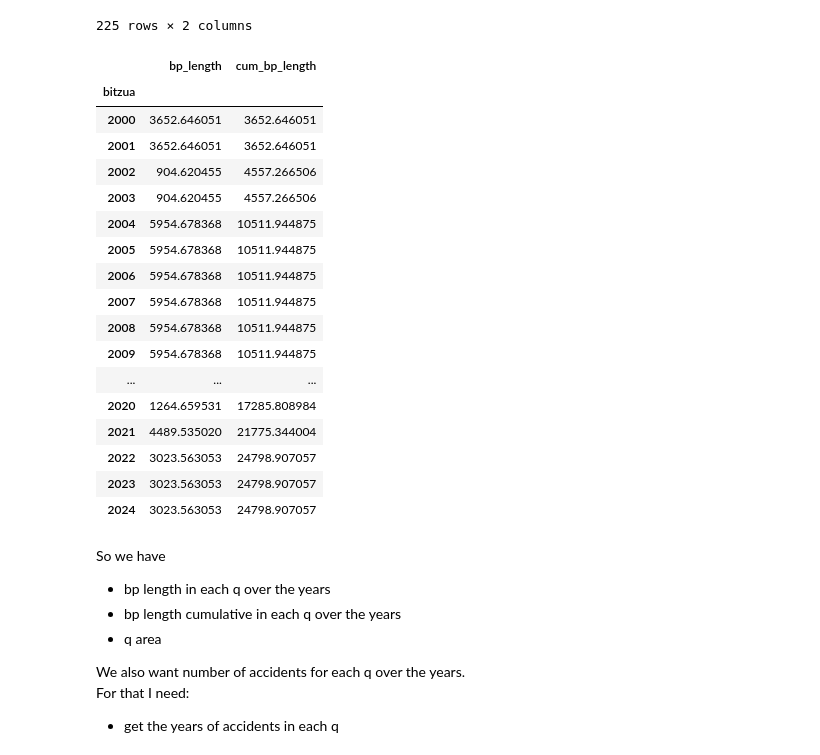
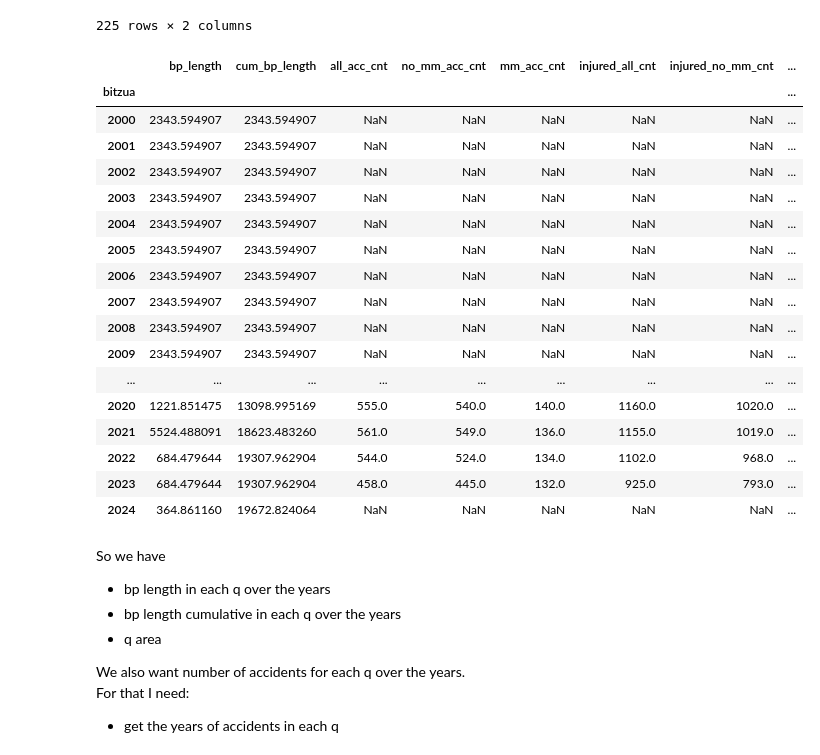
Before and after one commit to tryko/anyway, a Jupyter notebook: 02_EDA_TA.ipynb, the cells around one changed output. Cells and saved outputs as stored; diff of their text form; code cells hidden in the pictures.

```diff
--- a/02_EDA_TA.ipynb
+++ b/02_EDA_TA.ipynb
@@ -561,26 +589,26 @@ bp_krova
 |  | 2024 | 171.426575 | 23050.969302 |
 225 rows × 2 columns
 # %%
-bp_krova.xs(4, level='krova')
+bp_krova.xs(7, level='krova')
 # %% [output]
-|  | bp_length | cum_bp_length |
-| bitzua |  |  |
-| 2000 | 3652.646051 | 3652.646051 |
-| 2001 | 3652.646051 | 3652.646051 |
-| 2002 | 904.620455 | 4557.266506 |
-| 2003 | 904.620455 | 4557.266506 |
-| 2004 | 5954.678368 | 10511.944875 |
-| 2005 | 5954.678368 | 10511.944875 |
-| 2006 | 5954.678368 | 10511.944875 |
-| 2007 | 5954.678368 | 10511.944875 |
-| 2008 | 5954.678368 | 10511.944875 |
-| 2009 | 5954.678368 | 10511.944875 |
-| ... | ... | ... |
-| 2020 | 1264.659531 | 17285.808984 |
-| 2021 | 4489.535020 | 21775.344004 |
-| 2022 | 3023.563053 | 24798.907057 |
-| 2023 | 3023.563053 | 24798.907057 |
-| 2024 | 3023.563053 | 24798.907057 |
+|  | bp_length | cum_bp_length | all_acc_cnt | no_mm_acc_cnt | mm_acc_cnt | injured_all_cnt | injured_no_mm_cnt | ... |
+| bitzua |  |  |  |  |  |  |  | ... |
+| 2000 | 2343.594907 | 2343.594907 | NaN | NaN | NaN | NaN | NaN | ... |
+| 2001 | 2343.594907 | 2343.594907 | NaN | NaN | NaN | NaN | NaN | ... |
+| 2002 | 2343.594907 | 2343.594907 | NaN | NaN | NaN | NaN | NaN | ... |
+| 2003 | 2343.594907 | 2343.594907 | NaN | NaN | NaN | NaN | NaN | ... |
+| 2004 | 2343.594907 | 2343.594907 | NaN | NaN | NaN | NaN | NaN | ... |
+| 2005 | 2343.594907 | 2343.594907 | NaN | NaN | NaN | NaN | NaN | ... |
+| 2006 | 2343.594907 | 2343.594907 | NaN | NaN | NaN | NaN | NaN | ... |
+| 2007 | 2343.594907 | 2343.594907 | NaN | NaN | NaN | NaN | NaN | ... |
+| 2008 | 2343.594907 | 2343.594907 | NaN | NaN | NaN | NaN | NaN | ... |
+| 2009 | 2343.594907 | 2343.594907 | NaN | NaN | NaN | NaN | NaN | ... |
+| ... | ... | ... | ... | ... | ... | ... | ... | ... |
+| 2020 | 1221.851475 | 13098.995169 | 555.0 | 540.0 | 140.0 | 1160.0 | 1020.0 | ... |
+| 2021 | 5524.488091 | 18623.483260 | 561.0 | 549.0 | 136.0 | 1155.0 | 1019.0 | ... |
+| 2022 | 684.479644 | 19307.962904 | 544.0 | 524.0 | 134.0 | 1102.0 | 968.0 | ... |
+| 2023 | 684.479644 | 19307.962904 | 458.0 | 445.0 | 132.0 | 925.0 | 793.0 | ... |
+| 2024 | 364.861160 | 19672.824064 | NaN | NaN | NaN | NaN | NaN | ... |
 # %% [markdown]
 So we have
 * bp length in each q over the years
```
Also changed, not shown: parts of 34 cells of this notebook.
